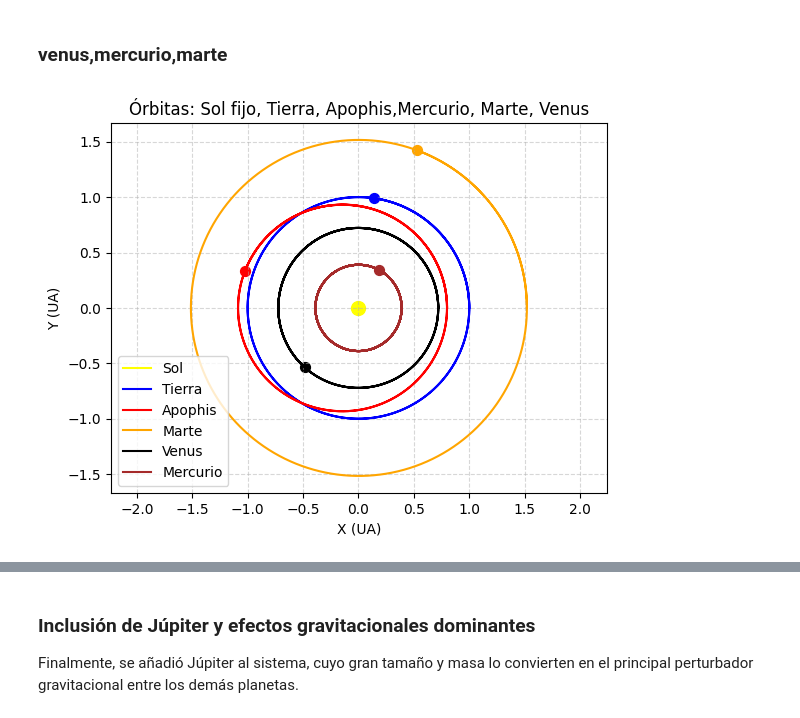
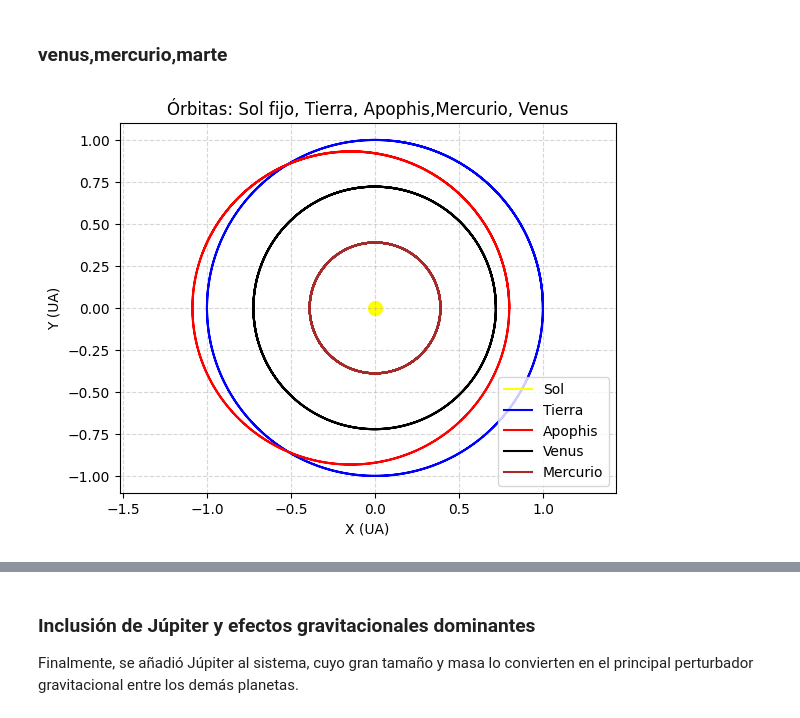
Before and after one commit to meccel-2026-2/Proyecto-del-curso-Apophis, a Jupyter notebook: proyecto-del-curso-Apophis.ipynb, the cells around one changed output, grey strips where cells are left out. Drawn from its saved outputs; the diff is of its cells as text; code cells hidden in the pictures.

```diff
--- a/proyecto-del-curso-Apophis.ipynb
+++ b/proyecto-del-curso-Apophis.ipynb
@@ -90,8 +123,8 @@ sistema = [
     dict(m=1.7e-7,r=np.array([0.39, 0.0, 0.0]),v=np.array([0.0, 1.6, 0.0])) #Mercurio
 ]
 # %%
-def aceleraciones(sistema):
-    n = len(sistema)
+def aceleraciones(sistema_internos):
+    n = len(sistema_internos)
     a = [np.zeros(3) for _ in range(n)]
 
     for i in range(n):
@@ -99,50 +132,50 @@ def aceleraciones(sistema):
             continue
         for j in range(n):
             if i != j:
-                r_vec = sistema[j]['r'] - sistema[i]['r']
+                r_vec = sistema_internos[j]['r'] - sistema_internos[i]['r']
                 eps = 1e-5
                 dist = np.linalg.norm(r_vec) + 1e-10
-                a[i] += sistema[j]['m'] * r_vec / (dist**2 + eps**2)**(3/2)
+                a[i] += sistema_internos[j]['m'] * r_vec / (dist**2 + eps**2)**(3/2)
     return a
 # %%
-def paso_leapfrog(sistema, dt):
-    a = aceleraciones(sistema)
-    for i in range(1, len(sistema)):
-        sistema[i]['v'] += 0.5 * a[i] * dt
+def paso_leapfrog(sistema_internos, dt):
+    a = aceleraciones(sistema_internos)
+    for i in range(1, len(sistema_internos)):
+        sistema_internos[i]['v'] += 0.5 * a[i] * dt
 
-    for i in range(1, len(sistema)):  # No mover Sol
-        sistema[i]['r'] += sistema[i]['v'] * dt
+    for i in range(1, len(sistema_internos)):  # No mover Sol
+        sistema_internos[i]['r'] += sistema_internos[i]['v'] * dt
 
-    a_new = aceleraciones(sistema)
-    for i in range(1, len(sistema)):
-        sistema[i]['v'] += 0.5 * a_new[i] * dt
+    a_new = aceleraciones(sistema_internos)
+    for i in range(1, len(sistema_internos)):
+        sistema_internos[i]['v'] += 0.5 * a_new[i] * dt
 
 # Parámetros de simulación
 dt = 0.0002
 pasos = 70000
 
-trayectorias = [[] for _ in sistema]
+trayectorias = [[] for _ in sistema_internos]
 
 for _ in range(pasos):
-    paso_leapfrog(sistema, dt)
-    for i in range(len(sistema)):
-        trayectorias[i].append(sistema[i]['r'].copy())
+    paso_leapfrog(sistema_internos, dt)
+    for i in range(len(sistema_internos)):
+        trayectorias[i].append(sistema_internos[i]['r'].copy())
 # %%
-colors = ['yellow', 'blue', 'red', 'orange', 'black','brown']
-labels = ['Sol', 'Tierra', 'Apophis', 'Marte', 'Venus', 'Mercurio']
+colors = ['yellow', 'blue', 'red', 'black','brown']
+labels = ['Sol', 'Tierra', 'Apophis', 'Venus', 'Mercurio']
 
-for i in range(len(sistema)):
+for i in range(len(sistema_internos)):
     tray = np.array(trayectorias[i])
     plt.plot(tray[:,0], tray[:,1], color=colors[i], label=labels[i])
-    plt.scatter(tray[-1,0], tray[-1,1], color=colors[i], s=50)
+
 
 plt.scatter(0, 0, color='yellow', s=100)  # Sol destacado en el origen
 plt.legend()
 plt.grid(True, linestyle='--', alpha=0.5)
 plt.axis('equal')
 plt.xlabel('X (UA)')
 plt.ylabel('Y (UA)')
-plt.title('Órbitas: Sol fijo, Tierra, Apophis,Mercurio, Marte, Venus')
+plt.title('Órbitas: Sol fijo, Tierra, Apophis,Mercurio, Venus')
 plt.show()
 # %% [output]
-[figure, old version]
+[figure, new version]
```
Also changed, not shown: parts of 20 cells of this notebook.
